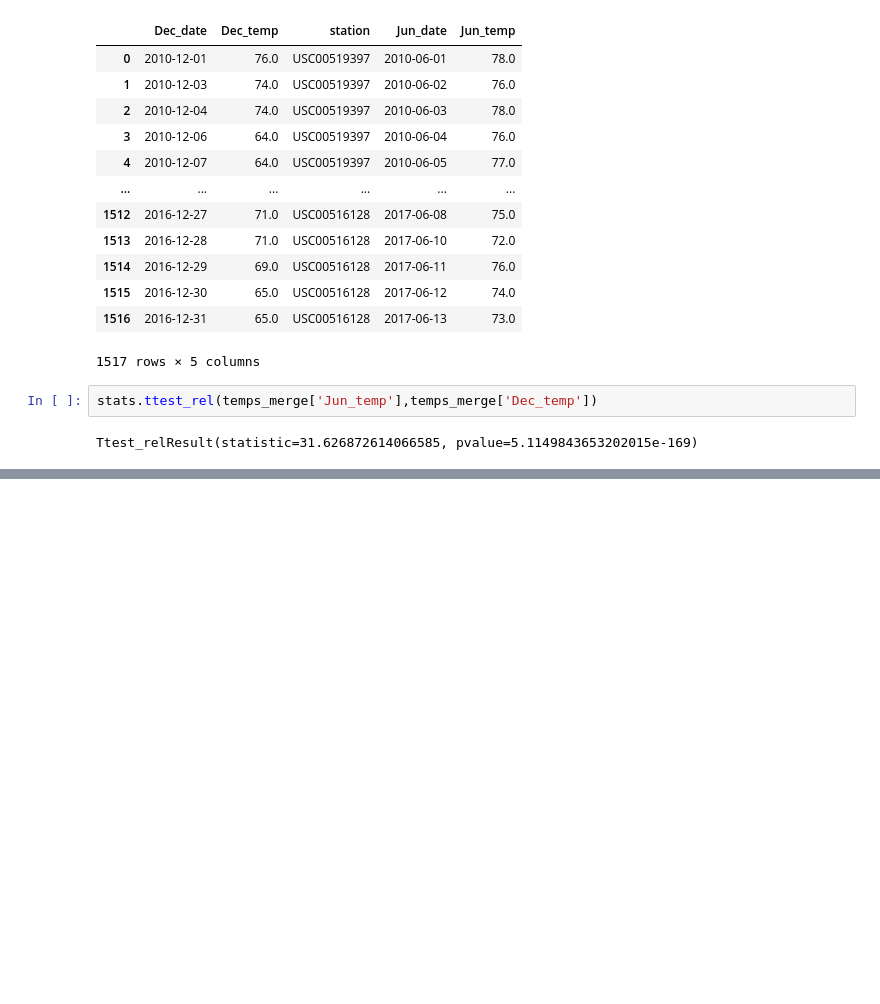
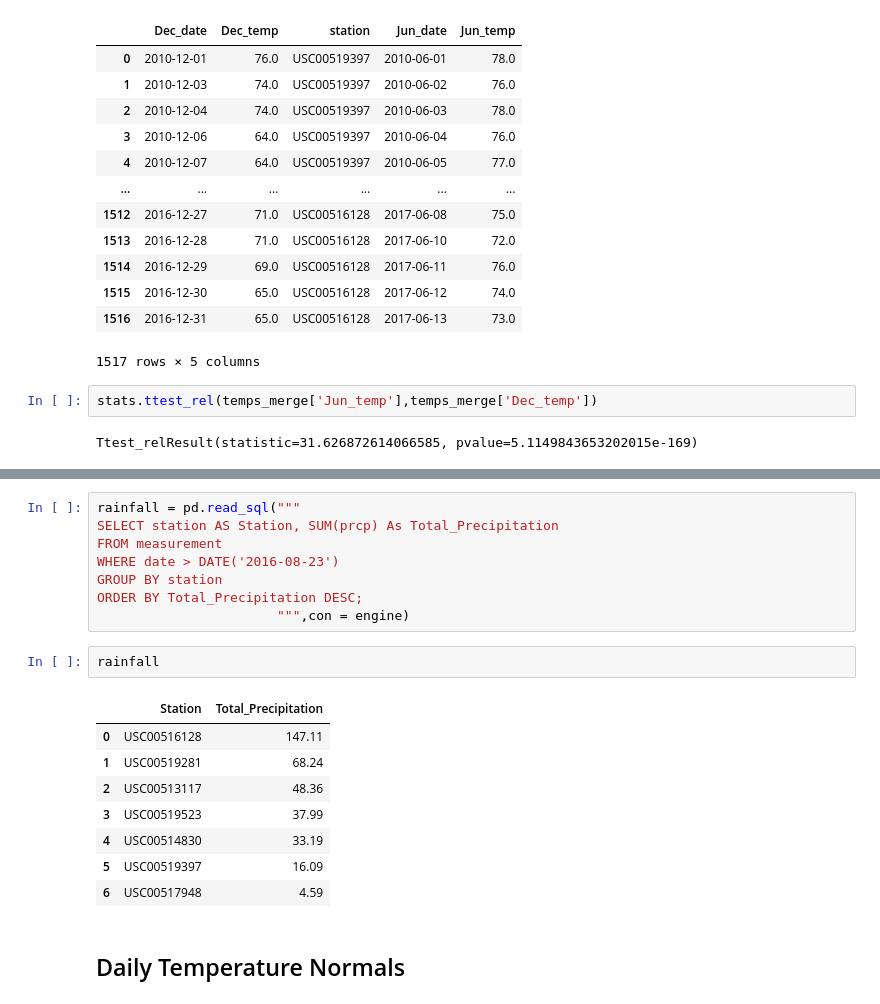
Before and after one commit to bakerv/sqlalchemy-challenge, a Jupyter notebook: main.ipynb, the cells around one changed output, grey strips where cells are left out. Cells and saved outputs as stored; diff of their text form; blank space fills up the shorter version.

```diff
--- a/main.ipynb
+++ b/main.ipynb
@@ -271,0 +314,21 @@ Ttest_relResult(statistic=31.626872614066585, pvalue=5.1149843653202015e-169)
+# %%
+rainfall = pd.read_sql("""
+SELECT station AS Station, SUM(prcp) As Total_Precipitation
+FROM measurement
+WHERE date > DATE('2016-08-23')
+GROUP BY station
+ORDER BY Total_Precipitation DESC;
+                       """,con = engine)
+# %%
+rainfall
+# %% [output]
+|  | Station | Total_Precipitation |
+| 0 | USC00516128 | 147.11 |
+| 1 | USC00519281 | 68.24 |
+| 2 | USC00513117 | 48.36 |
+| 3 | USC00519523 | 37.99 |
+| 4 | USC00514830 | 33.19 |
+| 5 | USC00519397 | 16.09 |
+| 6 | USC00517948 | 4.59 |
+# %% [markdown]
+## Daily Temperature Normals
```
Also changed, not shown: parts of 10 cells of this notebook.
